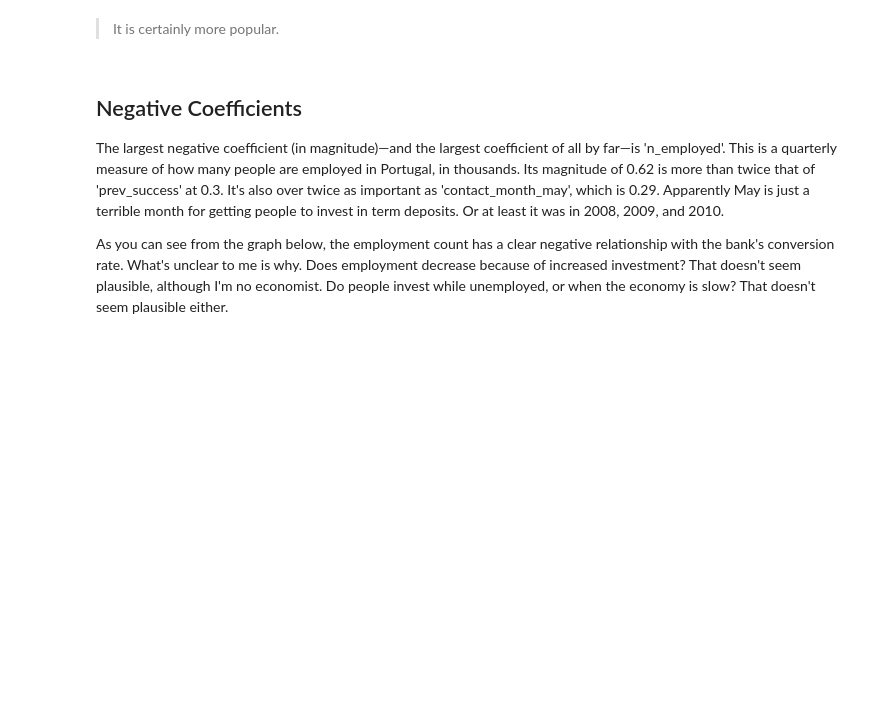
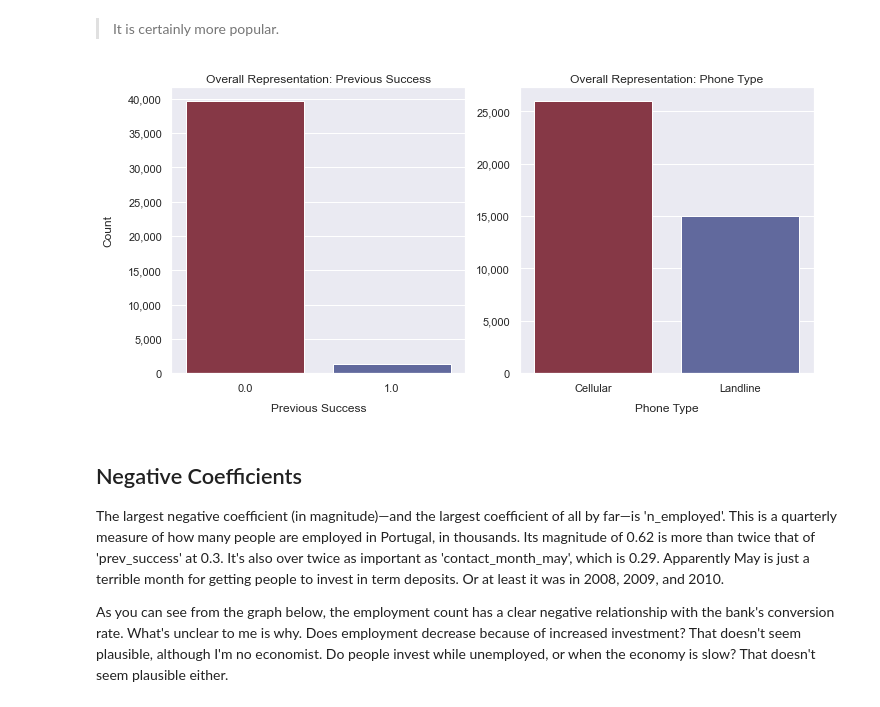
Before and after one commit to ndgigliotti/dsc-phase-3-project, a Jupyter notebook: main_notebook.ipynb, the cells around one changed output. Drawn from its saved outputs; the diff is of its cells as text; code cells hidden in the pictures; blank space fills up the shorter version.

Commit message:
fix title_df cell

```diff
--- a/main_notebook.ipynb
+++ b/main_notebook.ipynb
@@ -1209,11 +1256,13 @@ Well, even retirees were using cell phones apparently. I don't know why it's rel
 # %% [markdown]
 >It is certainly more popular.
 # %%
-fig = plotting.multi_countplot(data=cell_df[["Prev Success", "Phone"]], orient="v", annot=False);
+fig = plotting.multi_countplot(data=title_df[["Prev Success", "Phone"]], orient="v", annot=False);
 axs = fig.get_axes()
 axs[0].set(xlabel="Previous Success", title="Overall Representation: Previous Success")
 axs[1].set(xlabel="Phone Type", title="Overall Representation: Phone Type")
-del cell_df
+del title_df
+# %% [output]
+[figure, added]
 # %% [markdown]
 ## Negative Coefficients
 The largest negative coefficient (in magnitude)&mdash;and the largest coefficient of all by far&mdash;is 'n_employed'. This is a quarterly measure of how many people are employed in Portugal, in thousands. Its magnitude of 0.62 is more than twice that of 'prev_success' at 0.3. It's also over twice as important as 'contact_month_may', which is 0.29. Apparently May is just a terrible month for getting people to invest in term deposits. Or at least it was in 2008, 2009, and 2010.
```
Also changed, not shown: parts of 11 cells of this notebook.
